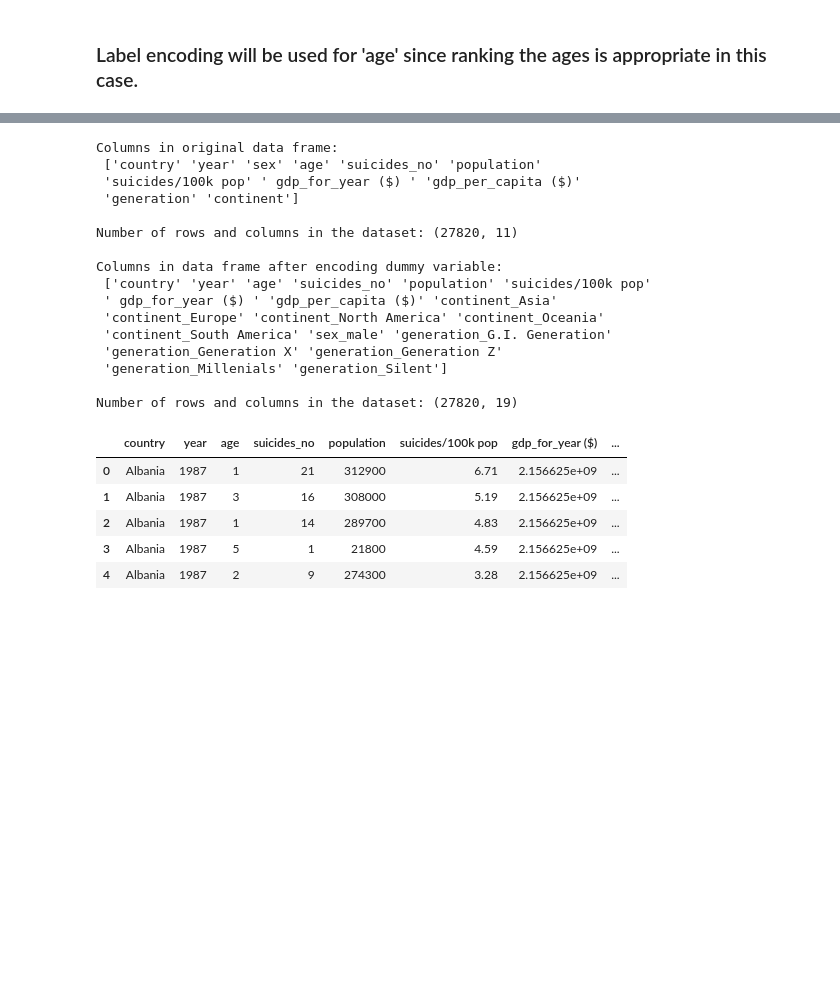
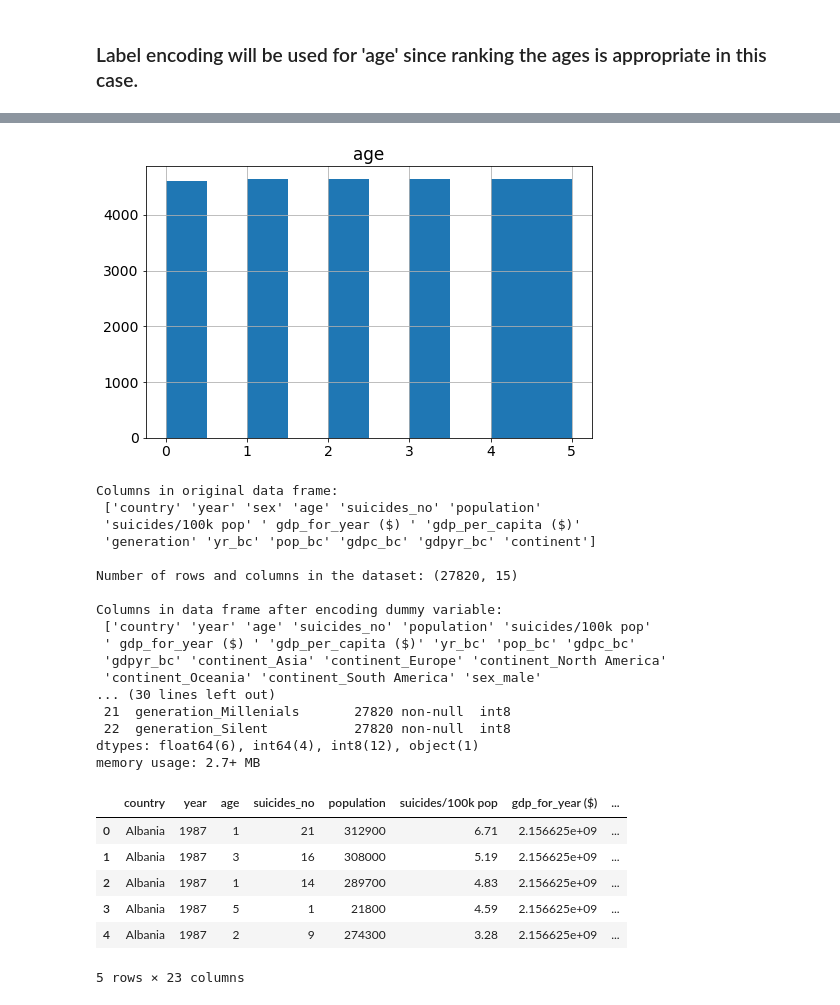
Before and after one commit to ryanli633/ECE_219, a Jupyter notebook: Project_4/Project4_Suicides.ipynb, the cells around one changed output, grey strips where cells are left out. Cells and saved outputs as stored; diff of their text form; code cells hidden in the pictures; blank space fills up the shorter version.

```diff
--- a/Project_4/Project4_Suicides.ipynb
+++ b/Project_4/Project4_Suicides.ipynb
@@ -304,0 +300,16 @@ df2.loc[n_df['country'] == x,'continent'] = str(y)
+# %%
+#adding Box-Cox Tranformations of number features to the df as new columns
+df2=df.copy()
+#ncolumns= [df['year'], df['population'], df['gdp_per_capita ($)'], df[' gdp_for_year ($) ']]
+yr_bc, ylam, yci= boxcox(ncolumns[0], alpha=.05)
+pop_bc, poplam, popci= boxcox(ncolumns[1], alpha=.05)
+gdpc_bc, gdpclam, gdpcci= boxcox(ncolumns[2], alpha=.05)
+gdpyr_bc, gdpyrlam, gdpyrci= boxcox(ncolumns[3], alpha=.05)
+
+#df2['yr_bc', 'pop_bc', 'gdpc_bc', 'gdpyr_bc'] = [yr_bc, pop_bc, gdpc_bc, gdpyr_bc]
+
+df2['yr_bc'] = yr_bc
+df2['pop_bc'] = pop_bc
+df2['gdpc_bc'] = gdpc_bc
+df2['gdpyr_bc'] = gdpyr_bc
+df2.info
@@ -443,7 +438,7 @@ print(ccdf.shape)
 #### One-hot encoding gets rid of the issue of ranking categories but the trade off is that, since the feature in question will be converted from a single column to multiple 0/1 columns (one for each unique value), it creates many dummy variables for the given feature. This in turn causes a false high correlation between those columns/features creating a multicollinearity problem.
 # %%
 #Creating n_df and adding 'continent' field
-n_df=df.copy()
+n_df=df2.copy()
 
 for n in ccdf.index:
     x=ccdf.loc[n,'Country']
@@ -478,24 +473,25 @@ ndf.head()
 #15-24 years = '1'
 #25-34 years = '2'
 #35-54 years = '3'
-#55-75 years = '4'
+#55-74 years = '4'
 #75+ years = '5'
 
+age_list=list(ndf.age.unique())
 df_encode_age=ndf.copy()
-for j in df_encode.index:
+for j in ndf.index:
     d=df_encode_age.loc[j, 'age']
     if d == '5-14 years':
-        df_encode.loc[j, 'age'] = 0
+        df_encode_age.loc[j, 'age'] = int(0)
     elif d== '15-24 years':
-        df_encode_age.loc[j, 'age'] = 1
+        df_encode_age.loc[j, 'age'] = int(1)
     elif d== '25-34 years':
-        df_encode_age.loc[j, 'age'] = 2
+        df_encode_age.loc[j, 'age'] = int(2)
     elif d== '35-54 years':
-        df_encode_age.loc[j, 'age'] = 3
-    elif d== '55-75 years':
-        df_encode_age.loc[j, 'age'] = 4
+        df_encode_age.loc[j, 'age'] = int(3)
+    elif d== '55-74 years':
+        df_encode_age.loc[j, 'age'] = int(4)
     elif d== '75+ years':
-        df_encode_age.loc[j, 'age'] = 5
+        df_encode_age.loc[j, 'age'] = int(5)
 
-df_encode_age.head()
+df_encode_age.age.unique()
 # %% [output]
@@ -507,0 +499,3 @@ df_encode_age.head()
+# %%
+df_encode_age = df_encode_age.astype({'age':'int8'}, copy=False)
+df_encode_age.info()
@@ -508,3 +520,7 @@ df_encode_age.head()
+# %%
+hist_age=df_encode_age.hist(column='age')
+# %% [output]
+[figure, added]
 # %%
 # Dummy variable
 categorical_columns = ['continent','sex', 'generation']
@@ -518,27 +534,30 @@ print('Columns in original data frame:\n',ndf.columns.values)
 print('\nNumber of rows and columns in the dataset:',ndf.shape)
 print('\nColumns in data frame after encoding dummy variable:\n',df_encode.columns.values)
 print('\nNumber of rows and columns in the dataset:',df_encode.shape)
+df_encode.info()
 df_encode.head()
 # %% [output]
 Columns in original data frame:
  ['country' 'year' 'sex' 'age' 'suicides_no' 'population'
  'suicides/100k pop' ' gdp_for_year ($) ' 'gdp_per_capita ($)'
- 'generation' 'continent']
+ 'generation' 'yr_bc' 'pop_bc' 'gdpc_bc' 'gdpyr_bc' 'continent']
 
-Number of rows and columns in the dataset: (27820, 11)
+Number of rows and columns in the dataset: (27820, 15)
 
 Columns in data frame after encoding dummy variable:
  ['country' 'year' 'age' 'suicides_no' 'population' 'suicides/100k pop'
- ' gdp_for_year ($) ' 'gdp_per_capita ($)' 'continent_Asia'
- 'continent_Europe' 'continent_North America' 'continent_Oceania'
- 'continent_South America' 'sex_male' 'generation_G.I. Generation'
- 'generation_Generation X' 'generation_Generation Z'
- 'generation_Millenials' 'generation_Silent']
-
-Number of rows and columns in the dataset: (27820, 19)
+ ' gdp_for_year ($) ' 'gdp_per_capita ($)' 'yr_bc' 'pop_bc' 'gdpc_bc'
+ 'gdpyr_bc' 'continent_Asia' 'continent_Europe' 'continent_North America'
+ 'continent_Oceania' 'continent_South America' 'sex_male'
+... (30 lines left out)
+ 21  generation_Millenials       27820 non-null  int8
+ 22  generation_Silent           27820 non-null  int8
+dtypes: float64(6), int64(4), int8(12), object(1)
+memory usage: 2.7+ MB
 |  | country | year | age | suicides_no | population | suicides/100k pop | gdp_for_year ($) | ... |
 | 0 | Albania | 1987 | 1 | 21 | 312900 | 6.71 | 2.156625e+09 | ... |
 | 1 | Albania | 1987 | 3 | 16 | 308000 | 5.19 | 2.156625e+09 | ... |
 | 2 | Albania | 1987 | 1 | 14 | 289700 | 4.83 | 2.156625e+09 | ... |
 | 3 | Albania | 1987 | 5 | 1 | 21800 | 4.59 | 2.156625e+09 | ... |
 | 4 | Albania | 1987 | 2 | 9 | 274300 | 3.28 | 2.156625e+09 | ... |
+5 rows × 23 columns
```
Also changed, not shown: parts of 44 cells of this notebook.
